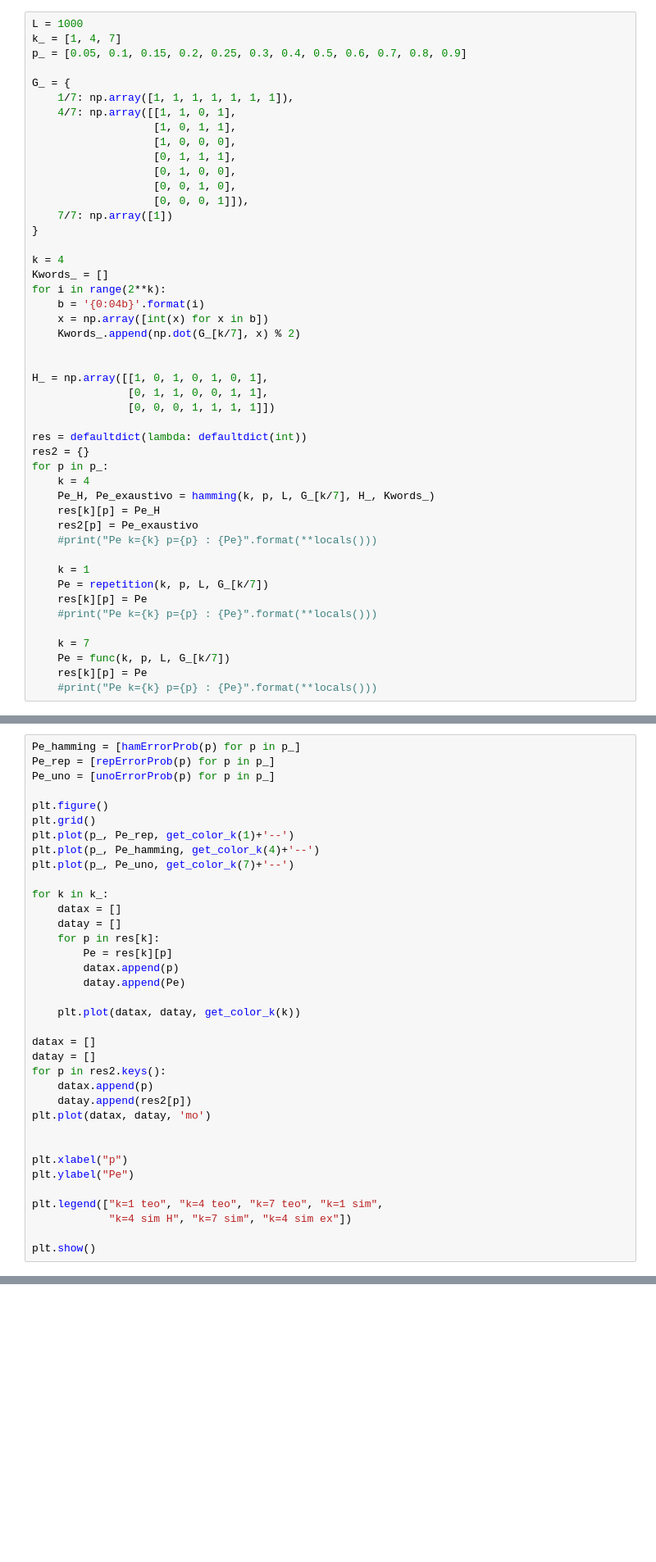
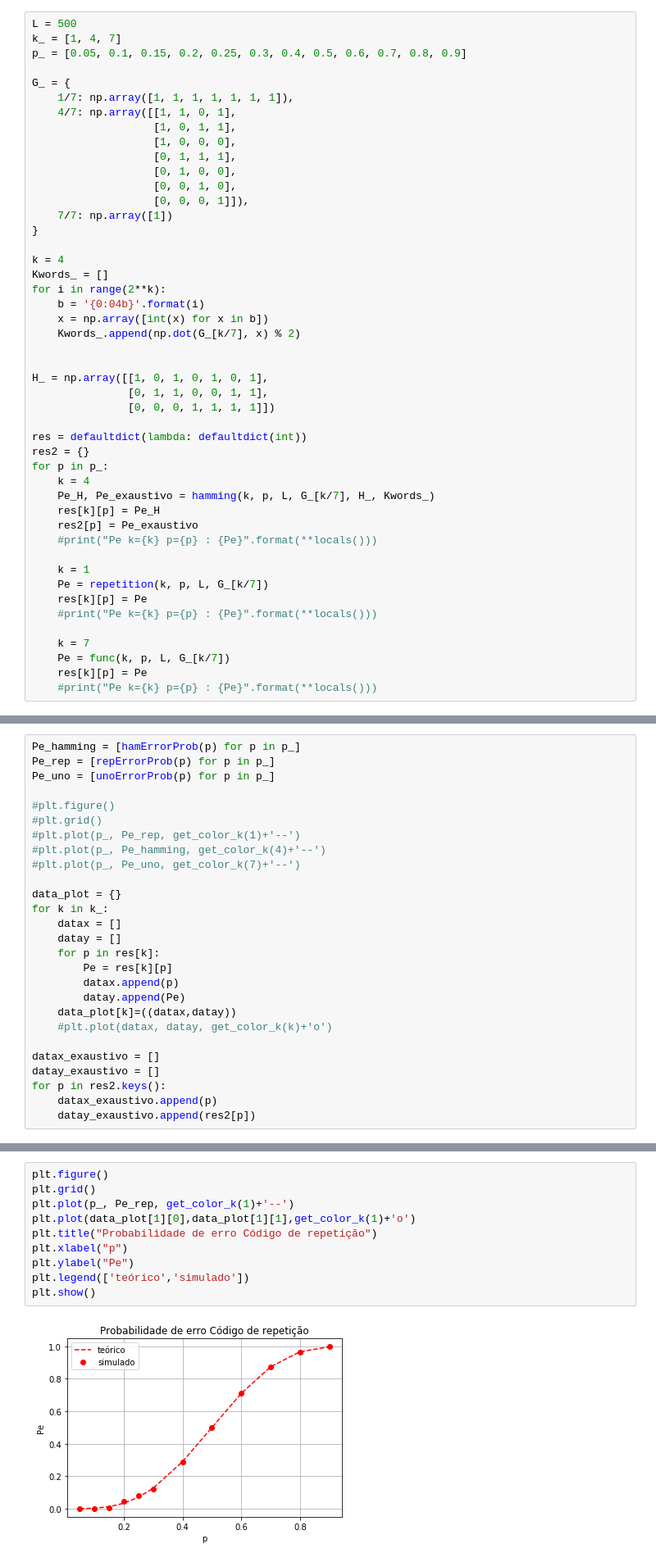
Before and after one commit to alucassch/HW1_EEL7416, a Jupyter notebook: hw1_intro_cod.ipynb, the cells around one changed output, grey strips where cells are left out. Shown: that part at 82% size. Cells and saved outputs as stored; diff of their text form; blank space fills up the shorter version.

```diff
--- a/hw1_intro_cod.ipynb
+++ b/hw1_intro_cod.ipynb
@@ -172,5 +246,5 @@ def func(k, p, L, G):
 # %%
-L = 1000
+L = 500
 k_ = [1, 4, 7]
 p_ = [0.05, 0.1, 0.15, 0.2, 0.25, 0.3, 0.4, 0.5, 0.6, 0.7, 0.8, 0.9]
 
@@ -221,12 +306,13 @@ Pe_hamming = [hamErrorProb(p) for p in p_]
 Pe_rep = [repErrorProb(p) for p in p_]
 Pe_uno = [unoErrorProb(p) for p in p_]
 
-plt.figure()
-plt.grid()
-plt.plot(p_, Pe_rep, get_color_k(1)+'--')
-plt.plot(p_, Pe_hamming, get_color_k(4)+'--')
-plt.plot(p_, Pe_uno, get_color_k(7)+'--')
+#plt.figure()
+#plt.grid()
+#plt.plot(p_, Pe_rep, get_color_k(1)+'--')
+#plt.plot(p_, Pe_hamming, get_color_k(4)+'--')
+#plt.plot(p_, Pe_uno, get_color_k(7)+'--')
 
+data_plot = {}
 for k in k_:
     datax = []
     datay = []
@@ -234,21 +320,11 @@ for k in k_:
         Pe = res[k][p]
         datax.append(p)
         datay.append(Pe)
+    data_plot[k]=((datax,datay))
+    #plt.plot(datax, datay, get_color_k(k)+'o')
 
-    plt.plot(datax, datay, get_color_k(k))
-
-datax = []
-datay = []
+datax_exaustivo = []
+datay_exaustivo = []
 for p in res2.keys():
-    datax.append(p)
-    datay.append(res2[p])
-plt.plot(datax, datay, 'mo')
-
-
-plt.xlabel("p")
-plt.ylabel("Pe")
-
-plt.legend(["k=1 teo", "k=4 teo", "k=7 teo", "k=1 sim",
-            "k=4 sim H", "k=7 sim", "k=4 sim ex"])
-
-plt.show()
+    datax_exaustivo.append(p)
+    datay_exaustivo.append(res2[p])
@@ -260,0 +331,12 @@ k = 7 -> 7/7
+# %%
+plt.figure()
+plt.grid()
+plt.plot(p_, Pe_rep, get_color_k(1)+'--')
+plt.plot(data_plot[1][0],data_plot[1][1],get_color_k(1)+'o')
+plt.title("Probabilidade de erro Código de repetição")
+plt.xlabel("p")
+plt.ylabel("Pe")
+plt.legend(['teórico','simulado'])
+plt.show()
+# %% [output]
+[figure, added]
```
Also changed, not shown: parts of 16 cells of this notebook.
